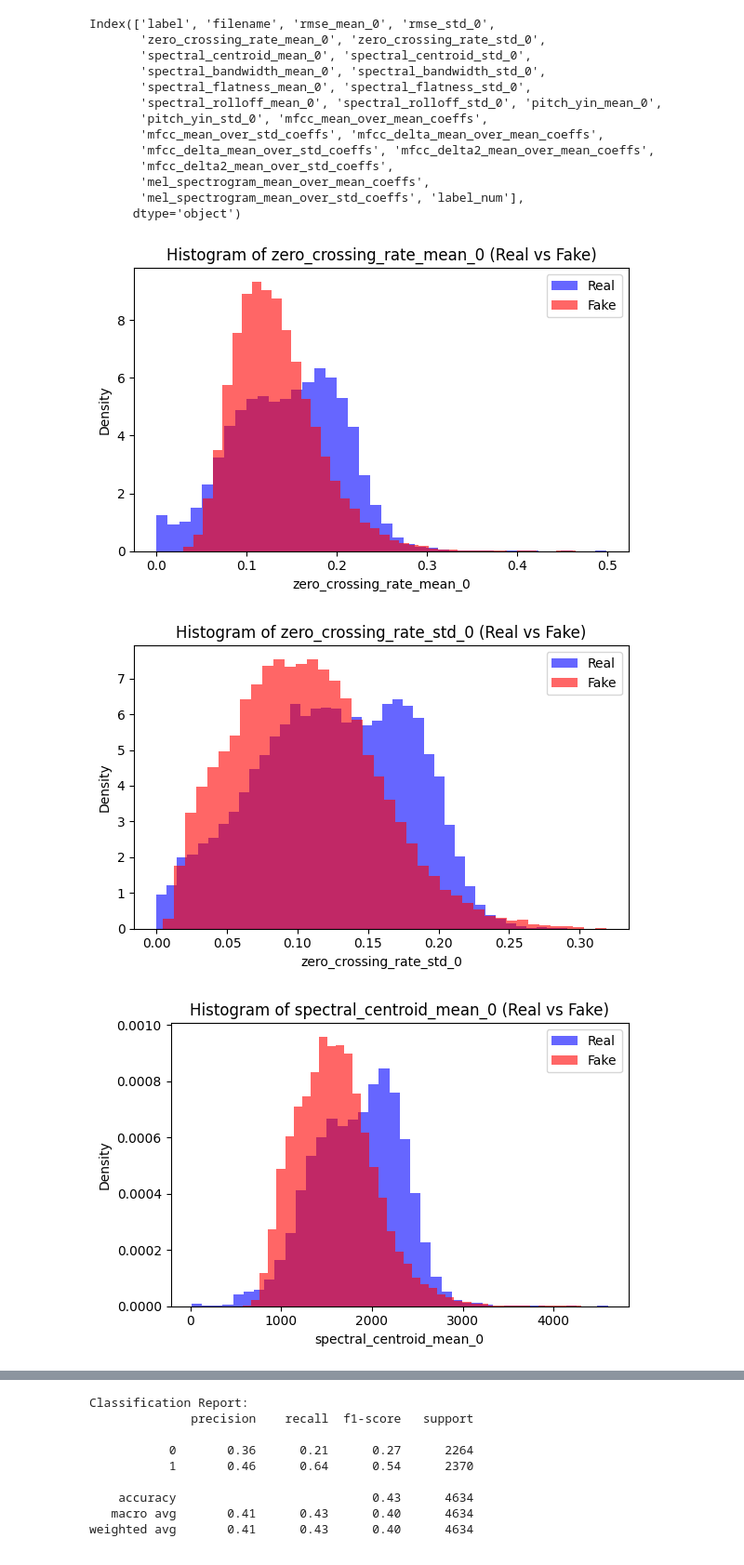
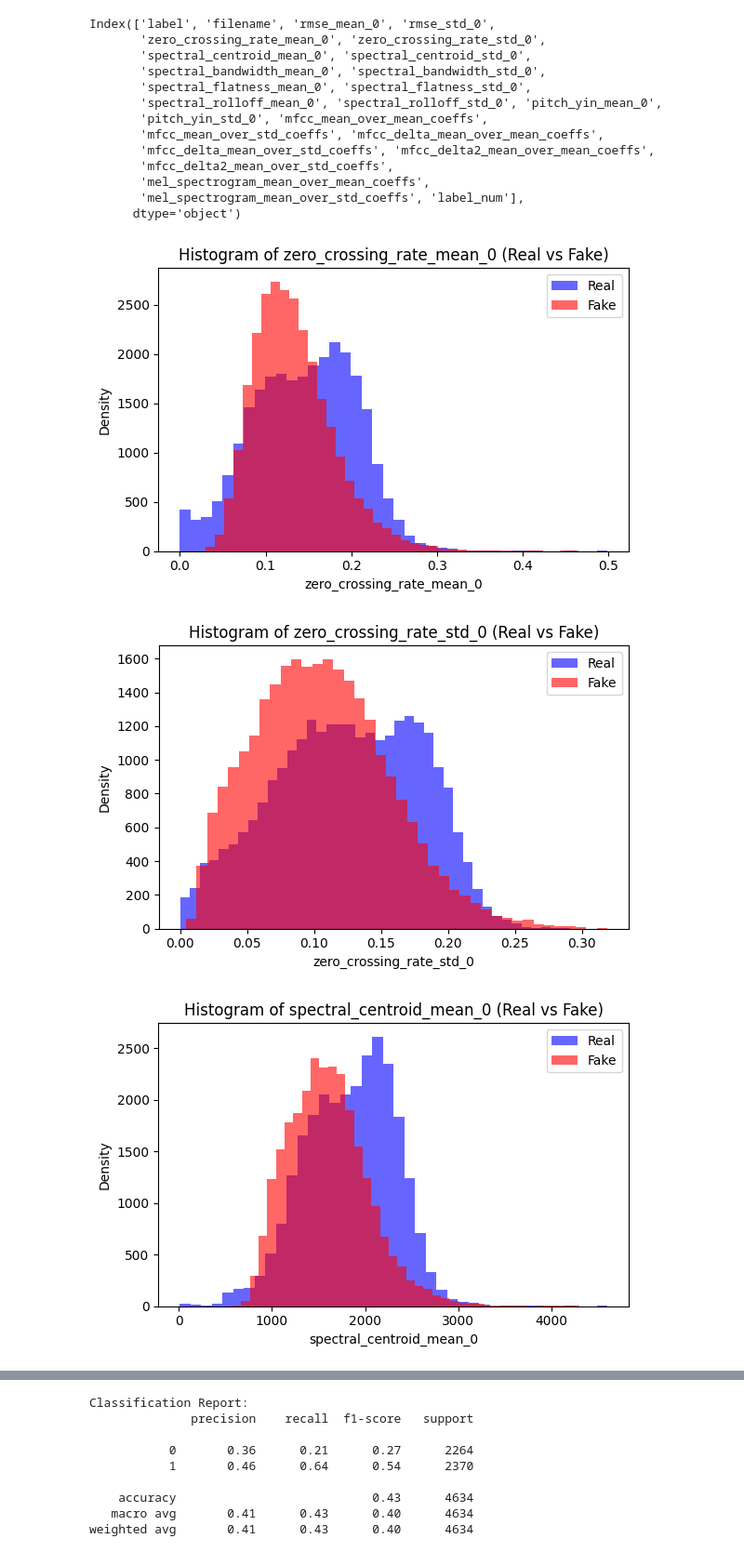
Before and after one commit to g-nazos/audio-deepfake-detection, a Jupyter notebook: notebooks/training_data_visulisation.ipynb, the cells around one changed output, grey strips where cells are left out. Shown at 93% size. Drawn from its saved outputs; the diff is of its cells as text; code cells hidden in the pictures.

Commit message:
new featurees 20_128_256_128

```diff
--- a/notebooks/training_data_visulisation.ipynb
+++ b/notebooks/training_data_visulisation.ipynb
@@ -4,11 +4,12 @@ import pandas as pd
 import sys
 from pathlib import Path
 sys.path.insert(0, str(Path.cwd().parent))
-from configs.config_local import DATASET_PATH
+from configs.config_local import DATASET_PATH_FEATURES
 from sklearn.decomposition import PCA
 import matplotlib.pyplot as plt
 
-train_data_path = os.path.join(DATASET_PATH, "training_features_40_512_256_128.parquet")
+#train_data_path = os.path.join(DATASET_PATH_FEATURES, "training_features_40_512_256_128.parquet")
+train_data_path = os.path.join(DATASET_PATH_FEATURES, "training_features_20_128_256_128.parquet")
 train_df = pd.read_parquet(train_data_path)
 train_df.dropna(inplace=True)
 
@@ -17,14 +18,14 @@ train_df.dropna(inplace=True)
 
 import numpy as np
 
-mfcc_mean_cols = [f"mfcc_mean_{i}" for i in range(40)]
-mfcc_std_cols = [f"mfcc_std_{i}" for i in range(40)]
+mfcc_mean_cols = [f"mfcc_mean_{i}" for i in range(20)]
+mfcc_std_cols = [f"mfcc_std_{i}" for i in range(20)]
 
-mfcc_delta_mean_cols = [f"mfcc_delta_mean_{i}" for i in range(40)]
-mfcc_delta_std_cols = [f"mfcc_delta_std_{i}" for i in range(40)]
+mfcc_delta_mean_cols = [f"mfcc_delta_mean_{i}" for i in range(20)]
+mfcc_delta_std_cols = [f"mfcc_delta_std_{i}" for i in range(20)]
 
-mfcc_delta2_mean_cols = [f"mfcc_delta2_mean_{i}" for i in range(40)]
-mfcc_delta2_std_cols = [f"mfcc_delta2_std_{i}" for i in range(40)]
+mfcc_delta2_mean_cols = [f"mfcc_delta2_mean_{i}" for i in range(20)]
+mfcc_delta2_std_cols = [f"mfcc_delta2_std_{i}" for i in range(20)]
 
 mel_spectrogram_mean_cols = [f"mel_spectrogram_mean_{i}" for i in range(128)]
 mel_spectrogram_std_cols = [f"mel_spectrogram_std_{i}" for i in range(128)]
@@ -142,35 +143,35 @@ features = [
 ]
 
 for feature in features:
     plt.figure(figsize=(6, 4))
 
     # Histogram for real samples
     plt.hist(
         train_df[train_df["label"] == "real"][feature],
         bins=40,
         alpha=0.6,
         label="Real",
         color="blue",
-        density=True  # normalize so distributions are comparable
+        density=False  # normalize so distributions are comparable
     )
 
     # Histogram for fake samples
     plt.hist(
         train_df[train_df["label"] == "fake"][feature],
         bins=40,
         alpha=0.6,
         label="Fake",
         color="red",
-        density=True
+        density=False
     )
 
     plt.xlabel(feature)
     plt.ylabel("Density")
     plt.title(f"Histogram of {feature} (Real vs Fake)")
     plt.legend()
     plt.tight_layout()
     plt.show()
 # %% [output]
-[figure, old version]
+[figure, new version]
-[figure, old version]
+[figure, new version]
-[figure, old version]
+[figure, new version]
```
Also changed, not shown: parts of 3 cells of this notebook, 3 other files.
